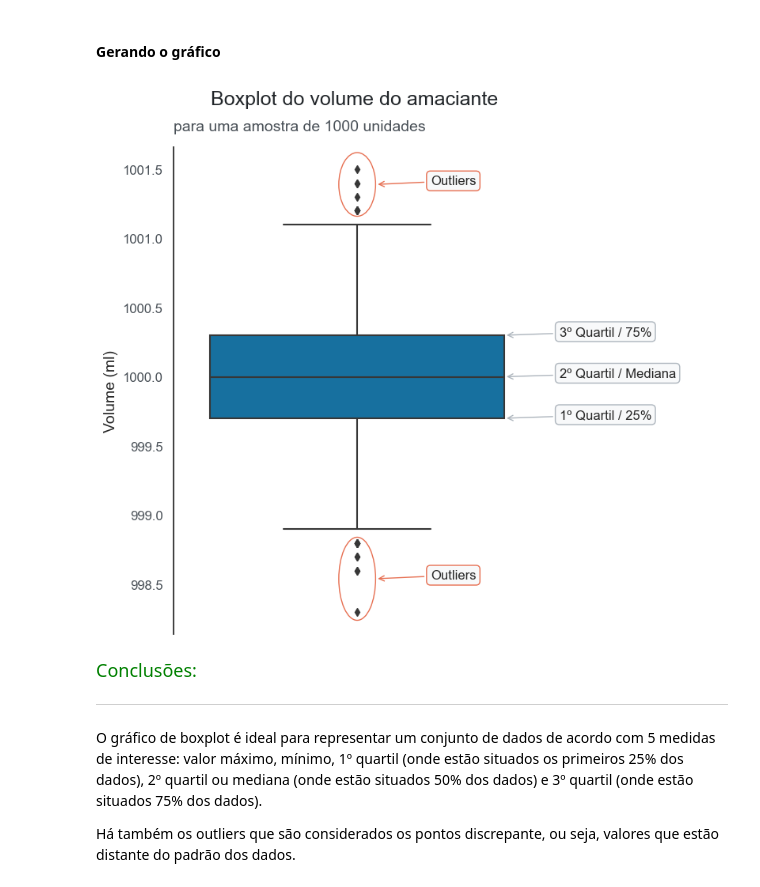
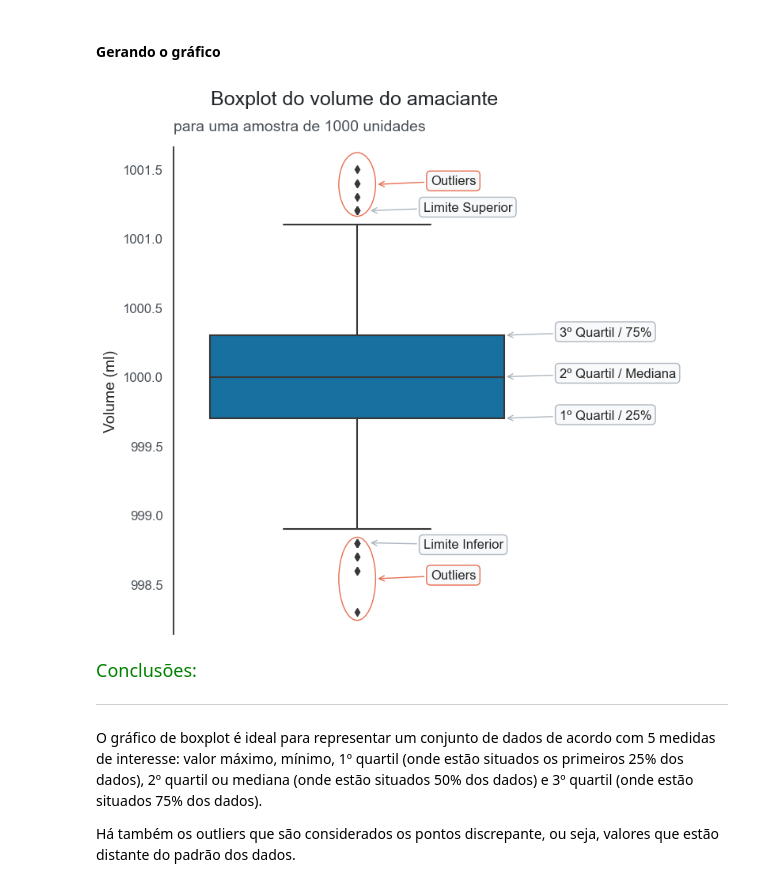
Before and after one commit to ledsouza/dataviz_vendas_lojas, a Jupyter notebook: Dataviz_ Gráficos.ipynb, the cells around one changed output. Drawn from its saved outputs; the diff is of its cells as text; code cells hidden in the pictures.

```diff
--- a/Dataviz_ Gráficos.ipynb
+++ b/Dataviz_ Gráficos.ipynb
@@ -1399,34 +1399,50 @@ ax.add_patch(outlier_sup)
 ax.add_patch(outlier_inf)
 
 # Adicionando a explicação dos elementos de um boxplot
 ax.annotate("Outliers", xy=(0 + 0.05, y_max - 0.27), xycoords='data',    # coordenadas do ponto desejado
             bbox=dict(boxstyle="round", fc=CINZA5, ec=VERMELHO1),         # caixa de texto
             xytext=(50, 0), textcoords='offset points',                   # posição do texto
             arrowprops=dict(arrowstyle="->", color=VERMELHO1))            # propriedades da seta
 
 ax.annotate("Outliers", xy=(0 + 0.05, y_min + 0.4), xycoords='data',
             bbox=dict(boxstyle="round", fc=CINZA5, ec=VERMELHO1),
             xytext=(50, 0), textcoords='offset points',
             arrowprops=dict(arrowstyle="->", color=VERMELHO1))
 
 ax.annotate("1º Quartil / 25%", xy=(0.4, vol_amaciante.quantile(.25)), xycoords='data',
             bbox=dict(boxstyle="round", fc=CINZA5, ec=CINZA3),
             xytext=(50, 0), textcoords='offset points',
             arrowprops=dict(arrowstyle="->", color=CINZA3))
 
 ax.annotate("2º Quartil / Mediana", xy=(0.4, vol_amaciante.median()), xycoords='data',
             bbox=dict(boxstyle="round", fc=CINZA5, ec=CINZA3),
             xytext=(50, 0), textcoords='offset points',
             arrowprops=dict(arrowstyle="->", color=CINZA3))
 
 ax.annotate("3º Quartil / 75%", xy=(0.4, vol_amaciante.quantile(.75)), xycoords='data',
             bbox=dict(boxstyle="round", fc=CINZA5, ec=CINZA3),
             xytext=(50, 0), textcoords='offset points',
             arrowprops=dict(arrowstyle="->", color=CINZA3))
 
+IIQ = vol_amaciante["Volume"].quantile(0.75) - vol_amaciante["Volume"].quantile(0.25)
+limite_superior = vol_amaciante["Volume"].quantile(0.75) + 1.5 * IIQ
+limite_inferior = vol_amaciante["Volume"].quantile(0.25) - 1.5 * IIQ
+
+ax.annotate('Limite Superior', xy=(0.03, limite_superior), xycoords='data',
+            bbox=dict(boxstyle='round', fc=CINZA5, ec=CINZA3),
+            xytext=(50, 0), textcoords='offset points',
+            arrowprops=dict(arrowstyle="->", color=CINZA3))
+
+ax.annotate('Limite Inferior', xy=(0.03, limite_inferior), xycoords='data',
+            bbox=dict(boxstyle='round', fc=CINZA5, ec=CINZA3),
+            xytext=(50, -5), textcoords='offset points',
+            arrowprops=dict(arrowstyle="->", color=CINZA3))
+
+
+
 plt.show()
 # %% [output]
-[figure, old version]
+[figure, new version]
 # %% [markdown]
 <font color=green size=4> Conclusões: </font>
 
```
Also changed, not shown: parts of 7 cells of this notebook, 1 other file.
